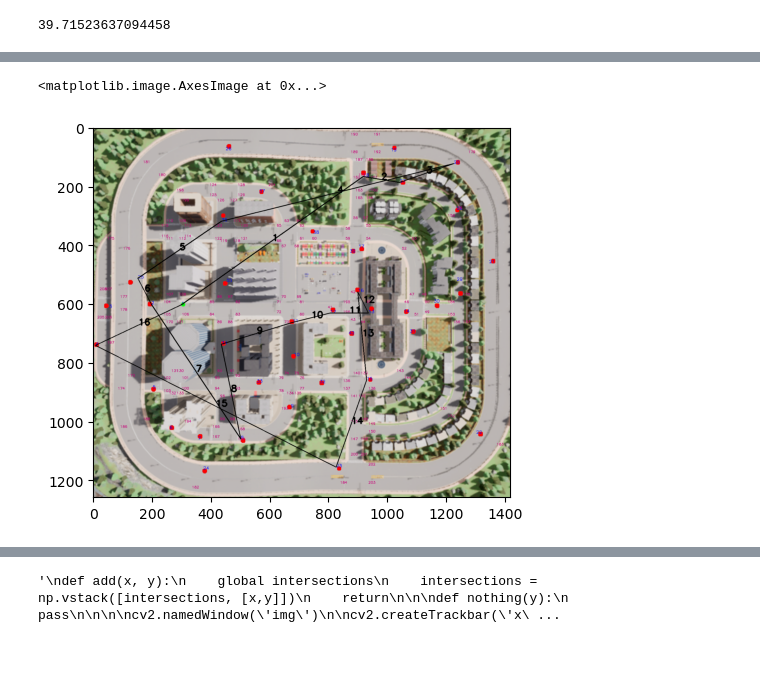
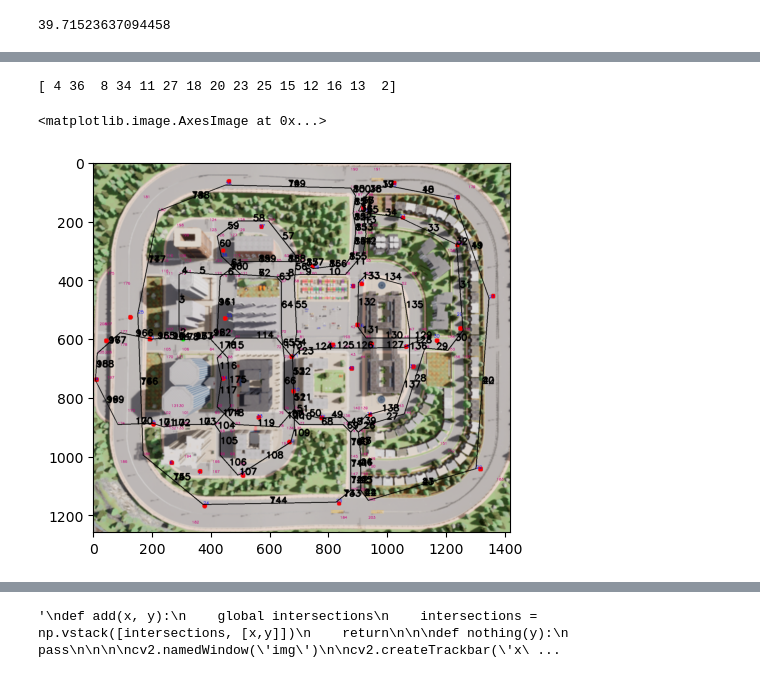
Before and after one commit to MohammadDallash/TSP-autonomous-car-planning, a Jupyter notebook: dallashNB.ipynb, the cells around one changed output, grey strips where cells are left out. Cells and saved outputs as stored; diff of their text form; code cells hidden in the pictures.

```diff
--- a/dallashNB.ipynb
+++ b/dallashNB.ipynb
@@ -576,7 +580,7 @@ for s, d in edges:
     dis = math.dist(get_point(s),get_point(d))
 
     graphMarix[s][d] = dis
-    graphMarix[d][s] = dis
+    #graphMarix[d][s] = dis
 
 np.fill_diagonal(graphMarix,0)
 graphMarix[0][0] = float('inf')
@@ -621,0 +626,20 @@ print (x)
+# %%
+def getDensePath (Path):
+    finalpath = getPath(1, Path[0], ans = None)
+
+    n = Path.shape[0]
+
+    for i in range (n-1):
+        finalpath = np.concatenate( (finalpath, getPath( Path[i],Path[i+1], ans = None)), axis=None  )
+
+    finalpath = np.concatenate( (finalpath, getPath( Path[n-1],1, ans = None)), axis=None  )
+
+    newfinalPath = np.array([], dtype=int)
+
+
+    for i in range (finalpath.shape[0]):
+        if (newfinalPath.shape[0] == 0 or finalpath[i]!= newfinalPath [ newfinalPath.shape[0] -1]):
+            newfinalPath = np.insert(newfinalPath, newfinalPath.shape[0], finalpath[i])
+
+
+    return newfinalPath
@@ -851,8 +859,52 @@ for i in range (1):
+# %%
+cv2.namedWindow('img')
+c = 0
+Threading  = False
+while True:
+
+    global population
+    global NormCost
+
+
+
+    if (Threading):
+        Newpopulation = np.ndarray(shape = (NofPop,SizeOfP-1),dtype = int)
+        NewCost =  np.ndarray( NofPop, dtype=float)
+        split_processing (population , NormCost, Newpopulation , NewCost, num_splits=8)
+        population , NormCost  = Newpopulation, NewCost
+
+
+        NormCost =( NormCost/NormCost.sum(axis=0,keepdims=1))**60
+        NormCost = NormCost/NormCost.sum(axis=0,keepdims=1)
+    else:
+        genNewGen (population , NormCost)
+
+    c+=1
+
+    img =  plotImg ( mainPointsText = True, mainPointsCircles = False, interPointsText= True, interPointsCircles = False, showEdges= False, Path= getDensePath (gorder))
+    cv2.putText(img, "iteration: " + str(c)+ "  min dis: " + "{:.2f}".format(gmin), (20,40), font,fontScale*2,(0,0,0),thickness*5, lineType)
+
+    A, B = dim
+
+    imgcopy = cv2.resize(img, (int (A/2), int (B/2)), interpolation = cv2.INTER_AREA)
+
+    cv2.imshow('img',imgcopy)
+
+    k = cv2.waitKey(1)
+    if k==ord('q'):
+        break
+
+
+cv2.destroyAllWindows()
+
+print(gorder)
+#[11 16 13 12 27 18 20 25 23 15 36  4  8 34  2]
+# %% [output]
+[ 4 36  8 34 11 27 18 20 23 25 15 12 16 13  2]
 # %%
-img  = plotImg ( mainPointsText = True, mainPointsCircles = False, interPointsText= True, interPointsCircles = False, showEdges= False, Path=gorder)
+img  = plotImg ( mainPointsText = True, mainPointsCircles = False, interPointsText= True, interPointsCircles = False, showEdges= False, Path= getDensePath (gorder))
 
-
-plt.imshow (img[:,:,::-1])
+plt.imshow(img[:,:,::-1])
 # %% [output]
 <matplotlib.image.AxesImage at 0x...>
-[figure, old version]
+[figure, new version]
```
Also changed, not shown: parts of 14 cells of this notebook, 2 other files.
